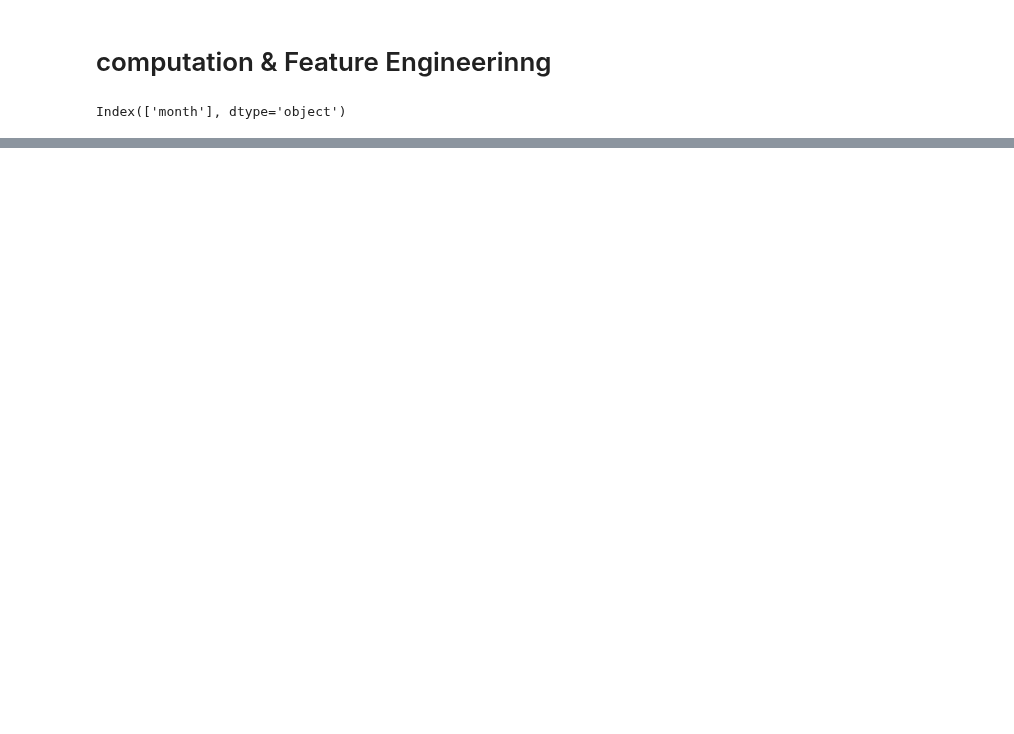
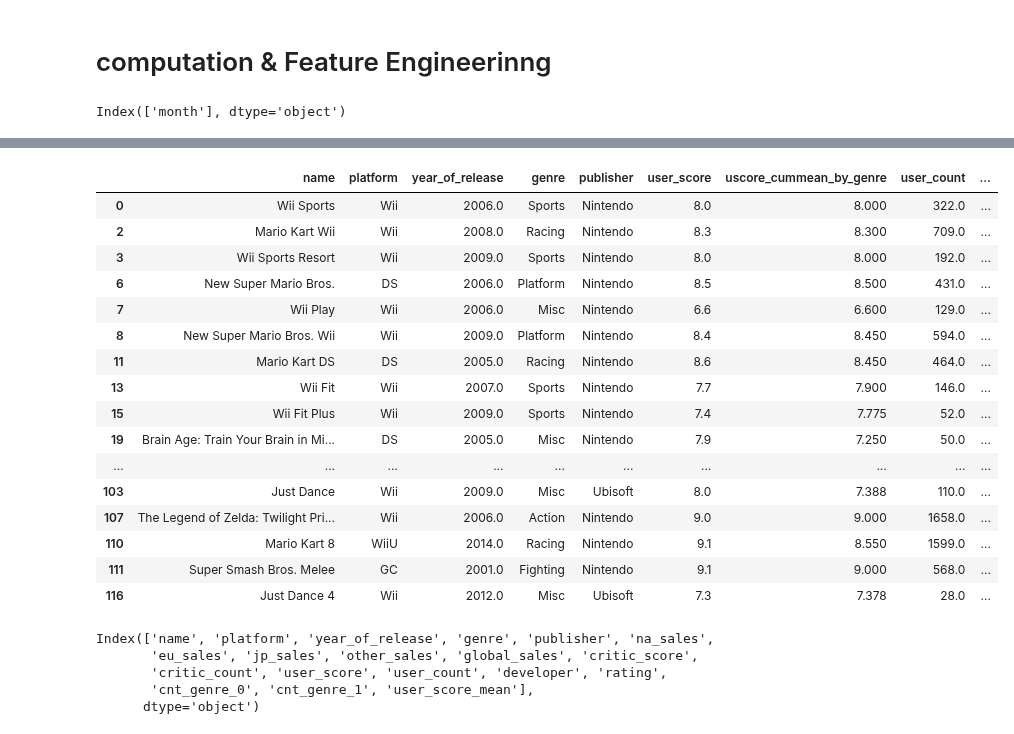
Before and after one commit to chevernemilia/ecl-ds-toolkit, a Jupyter notebook: computation_features_engineer.ipynb, the cells around one changed output, grey strips where cells are left out. Drawn from its saved outputs; the diff is of its cells as text; code cells hidden in the pictures; blank space fills up the shorter version.

```diff
--- a/computation_features_engineer.ipynb
+++ b/computation_features_engineer.ipynb
@@ -6,6 +6,9 @@ import numpy as np
 import statistics
 import os
 import pandas as pd
+from collections import Counter
+
+pd.set_option('display.max_rows', None, 'display.max_columns', None, 'display.width', None)  # Show all rows
 # %%
 arr = [23, 45, 12, 78, 56, 34, 90, 21, 67, 89,
                    43, 76, 32,3,5,7,2,3,4,5,2,5,6, 54, 87, 65, 98, 10, 55, 20,
@@ -25,7 +28,10 @@ std_deviation = np.std(arr)
 # %%
 os.chdir('/Users/emilyli/workspace/datasets/')
 
-df= pd.read_csv("Iris.csv")
+# df= pd.read_csv("Iris.csv")
+df= pd.read_csv("Video_Games.csv")
+
+
 df.columns = df.columns.str.lower()
 # %%
 os.chdir('/Users/emilyli/workspace/datasets/airbnb_market_analysis_and_real_estate_sales_data')
@@ -85,0 +133,2 @@ for col in df4.columns:
+# %%
+df.drop(['index'], axis =1 , inplace = True)
@@ -85,0 +185,12 @@ for col in df4.columns:
+# %%
+# df.shape
+
+# filter rows for specific values in a col
+target_publisher = ['Ubisoft','Sega','THQ','Nintendo']
+df1 = df[df['publisher'].isin(target_publisher)]
+# filter rows for NaN in two specific col
+df1.dropna(subset = ['user_score', 'year_of_release'], how = 'any', inplace = True)
+df1.loc[:, 'year_of_release'] = df1['year_of_release'].astype(int)
+df1 = df1[df1['user_score'] != 'tbd']
+df1.loc[:, 'user_score'] = df1['user_score'].astype(float)
+df1.shape
@@ -85,0 +216,21 @@ for col in df4.columns:
+# %%
+# df1[select_features].sort_values(by = ['genre','user_score']).head(20)
+df1[select_features].head(30)
+# %% [output]
+|  | name | platform | year_of_release | genre | publisher | user_score | uscore_cummean_by_genre | user_count | ... |
+| 0 | Wii Sports | Wii | 2006.0 | Sports | Nintendo | 8.0 | 8.000 | 322.0 | ... |
+| 2 | Mario Kart Wii | Wii | 2008.0 | Racing | Nintendo | 8.3 | 8.300 | 709.0 | ... |
+| 3 | Wii Sports Resort | Wii | 2009.0 | Sports | Nintendo | 8.0 | 8.000 | 192.0 | ... |
+| 6 | New Super Mario Bros. | DS | 2006.0 | Platform | Nintendo | 8.5 | 8.500 | 431.0 | ... |
+| 7 | Wii Play | Wii | 2006.0 | Misc | Nintendo | 6.6 | 6.600 | 129.0 | ... |
+| 8 | New Super Mario Bros. Wii | Wii | 2009.0 | Platform | Nintendo | 8.4 | 8.450 | 594.0 | ... |
+| 11 | Mario Kart DS | DS | 2005.0 | Racing | Nintendo | 8.6 | 8.450 | 464.0 | ... |
+| 13 | Wii Fit | Wii | 2007.0 | Sports | Nintendo | 7.7 | 7.900 | 146.0 | ... |
+| 15 | Wii Fit Plus | Wii | 2009.0 | Sports | Nintendo | 7.4 | 7.775 | 52.0 | ... |
+| 19 | Brain Age: Train Your Brain in Mi... | DS | 2005.0 | Misc | Nintendo | 7.9 | 7.250 | 50.0 | ... |
+| ... | ... | ... | ... | ... | ... | ... | ... | ... | ... |
+| 103 | Just Dance | Wii | 2009.0 | Misc | Ubisoft | 8.0 | 7.388 | 110.0 | ... |
+| 107 | The Legend of Zelda: Twilight Pri... | Wii | 2006.0 | Action | Nintendo | 9.0 | 9.000 | 1658.0 | ... |
+| 110 | Mario Kart 8 | WiiU | 2014.0 | Racing | Nintendo | 9.1 | 8.550 | 1599.0 | ... |
+| 111 | Super Smash Bros. Melee | GC | 2001.0 | Fighting | Nintendo | 9.1 | 9.000 | 568.0 | ... |
+| 116 | Just Dance 4 | Wii | 2012.0 | Misc | Ubisoft | 7.3 | 7.378 | 28.0 | ... |
@@ -85,0 +245,8 @@ for col in df4.columns:
+# %%
+df1.columns
+# %% [output]
+Index(['name', 'platform', 'year_of_release', 'genre', 'publisher', 'na_sales',
+       'eu_sales', 'jp_sales', 'other_sales', 'global_sales', 'critic_score',
+       'critic_count', 'user_score', 'user_count', 'developer', 'rating',
+       'cnt_genre_0', 'cnt_genre_1', 'user_score_mean'],
+      dtype='object')
```
Also changed, not shown: parts of 13 cells of this notebook.
